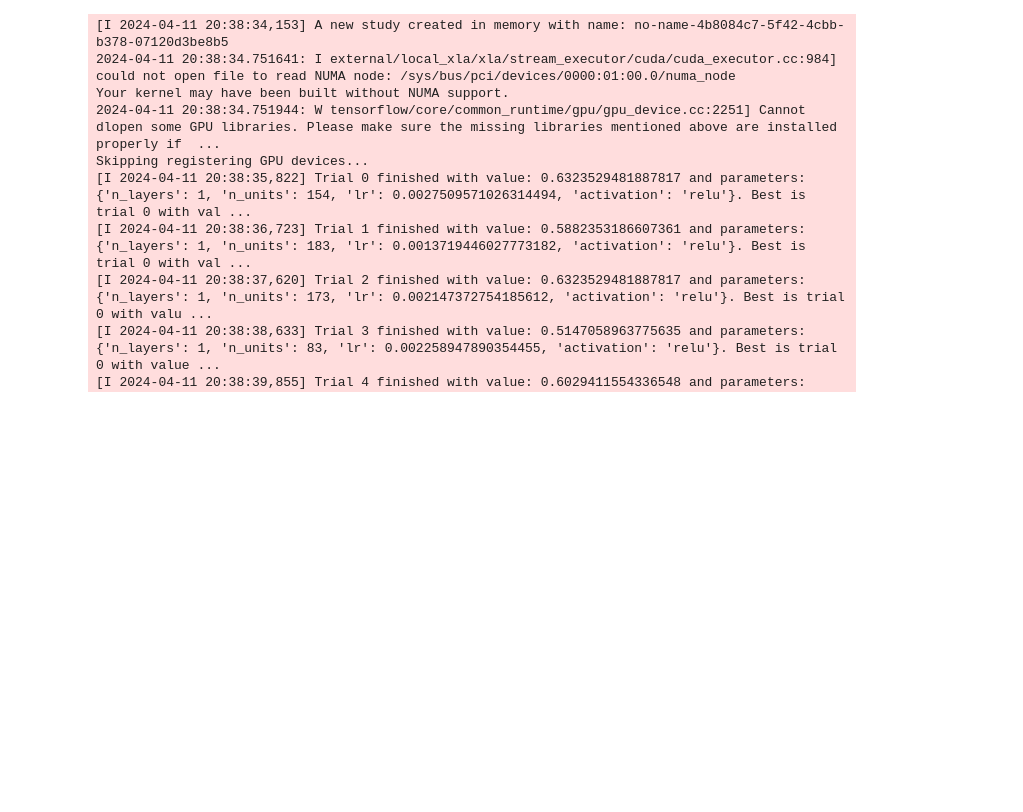
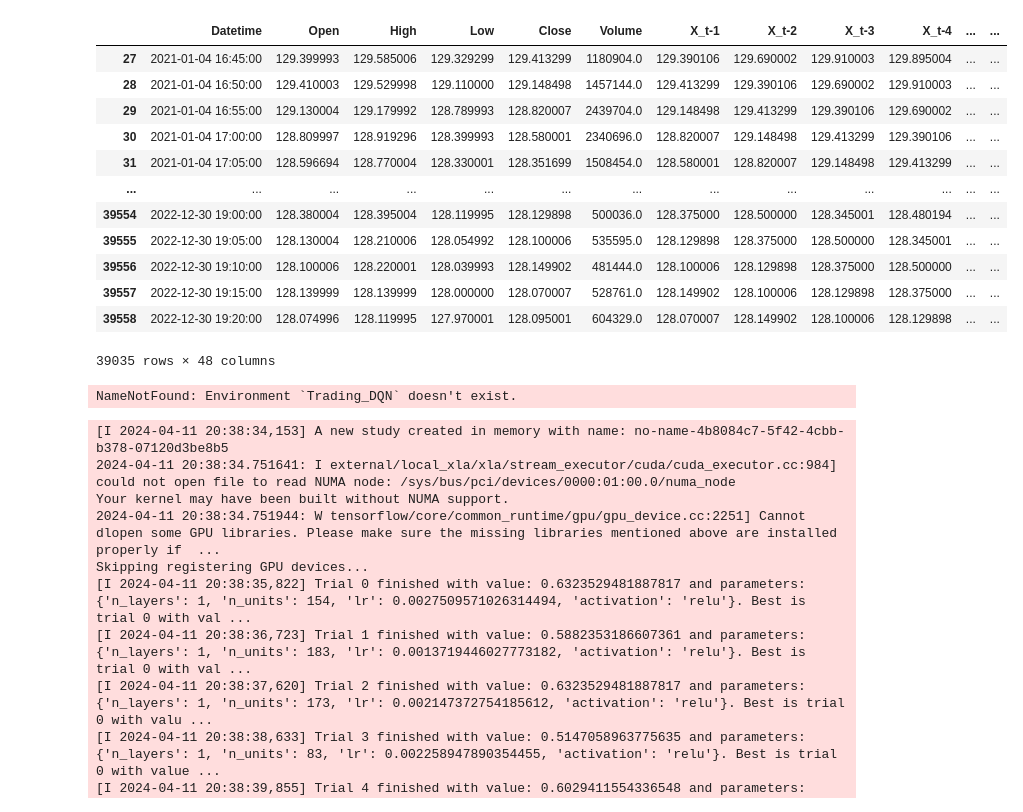
Before and after one commit to Rickyrguez98/005_DQN_Trading, a Jupyter notebook: DQN/prueba.ipynb, the cells around one changed output. Saved outputs shown, nothing was run; the diff lists cells and outputs as text; code cells hidden in the pictures; blank space fills up the shorter version.

```diff
--- a/DQN/prueba.ipynb
+++ b/DQN/prueba.ipynb
@@ -38,0 +15,4 @@ sell_5m
+# %%
+df = pd.read_csv('../data/aapl_5m_train.csv')
+
+df
@@ -38,0 +33,34 @@ sell_5m
+# %%
+    for i in range(1, 21):
+        df[f'X_t-{i}'] = df['Close'].shift(i)
+
+    # Shift Close Column up by 5 rows
+    df['Pt_1'] = df['Close'].shift(-1)
+    df['Pt_2'] = df['Close'].shift(-2)
+    df['Pt_3'] = df['Close'].shift(-3)
+    df['Pt_4'] = df['Close'].shift(-4)
+    df['Pt_5'] = df['Close'].shift(-5)
+    df['Pt_6'] = df['Close'].shift(-6)
+    df['Pt_7'] = df['Close'].shift(-7)
+    df['Pt_8'] = df['Close'].shift(-8)
+    df['Pt_9'] = df['Close'].shift(-9)
+    df['Pt_10'] = df['Close'].shift(-10)
+    df['Pt_11'] = df['Close'].shift(-11)
+    df['Pt_12'] = df['Close'].shift(-12)
+    df['Pt_13'] = df['Close'].shift(-13)
+    df['Pt_14'] = df['Close'].shift(-14)
+    df['Pt_15'] = df['Close'].shift(-15)
+    df['Pt_16'] = df['Close'].shift(-16)
+    df['Pt_17'] = df['Close'].shift(-17)
+    df['Pt_18'] = df['Close'].shift(-18)
+    df['Pt_19'] = df['Close'].shift(-19)
+    df['Pt_20'] = df['Close'].shift(-20)
+
+    # Agregamos RSI
+    rsi_data = ta.momentum.RSIIndicator(close=df['Close'], window=28)
+    df['RSI'] = rsi_data.rsi()
+
+    # La Y
+    df['Y_BUY'] = df['Close'] < df['Pt_5']
+df2 = clean_ds(df)
+df2
@@ -38,0 +81,17 @@ sell_5m
+# %%
+df = df2.dropna().drop(columns=['Y_SELL', 'Unnamed: 0', 'Timestamp','Gmtoffset'])
+df
+# %% [output]
+|  | Datetime | Open | High | Low | Close | Volume | X_t-1 | X_t-2 | X_t-3 | X_t-4 | ... | ... |
+| 27 | 2021-01-04 16:45:00 | 129.399993 | 129.585006 | 129.329299 | 129.413299 | 1180904.0 | 129.390106 | 129.690002 | 129.910003 | 129.895004 | ... | ... |
+| 28 | 2021-01-04 16:50:00 | 129.410003 | 129.529998 | 129.110000 | 129.148498 | 1457144.0 | 129.413299 | 129.390106 | 129.690002 | 129.910003 | ... | ... |
+| 29 | 2021-01-04 16:55:00 | 129.130004 | 129.179992 | 128.789993 | 128.820007 | 2439704.0 | 129.148498 | 129.413299 | 129.390106 | 129.690002 | ... | ... |
+| 30 | 2021-01-04 17:00:00 | 128.809997 | 128.919296 | 128.399993 | 128.580001 | 2340696.0 | 128.820007 | 129.148498 | 129.413299 | 129.390106 | ... | ... |
+| 31 | 2021-01-04 17:05:00 | 128.596694 | 128.770004 | 128.330001 | 128.351699 | 1508454.0 | 128.580001 | 128.820007 | 129.148498 | 129.413299 | ... | ... |
+| ... | ... | ... | ... | ... | ... | ... | ... | ... | ... | ... | ... | ... |
+| 39554 | 2022-12-30 19:00:00 | 128.380004 | 128.395004 | 128.119995 | 128.129898 | 500036.0 | 128.375000 | 128.500000 | 128.345001 | 128.480194 | ... | ... |
+| 39555 | 2022-12-30 19:05:00 | 128.130004 | 128.210006 | 128.054992 | 128.100006 | 535595.0 | 128.129898 | 128.375000 | 128.500000 | 128.345001 | ... | ... |
+| 39556 | 2022-12-30 19:10:00 | 128.100006 | 128.220001 | 128.039993 | 128.149902 | 481444.0 | 128.100006 | 128.129898 | 128.375000 | 128.500000 | ... | ... |
+| 39557 | 2022-12-30 19:15:00 | 128.139999 | 128.139999 | 128.000000 | 128.070007 | 528761.0 | 128.149902 | 128.100006 | 128.129898 | 128.375000 | ... | ... |
+| 39558 | 2022-12-30 19:20:00 | 128.074996 | 128.119995 | 127.970001 | 128.095001 | 604329.0 | 128.070007 | 128.149902 | 128.100006 | 128.129898 | ... | ... |
+39035 rows × 48 columns
@@ -38,0 +297,12 @@ sell_5m
+# %%
+if __name__ == "__main__":
+    keras.config.enable_unsafe_deserialization()
+    # crear env
+    agent = DQAgent("Trading_DQN", max_iters=100, max_steps=1_000)#, render_mode="human")
+    env = gym.make("Trading_DQN")
+    # agent.env = AtariPreprocessing(agent.env)
+    # agent.env = FrameStack(agent.env, 4)
+    agent.train()
+    agent.env.close()
+# %% [output]
+NameNotFound: Environment `Trading_DQN` doesn't exist.
```
Also changed, not shown: parts of 9 cells of this notebook, 3 other files.
